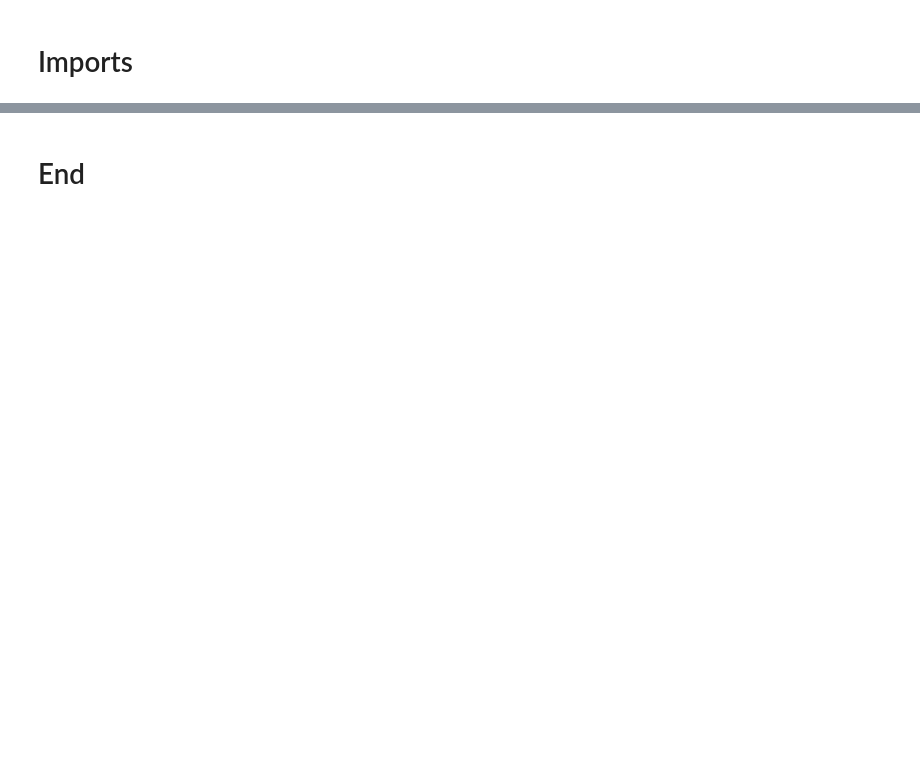
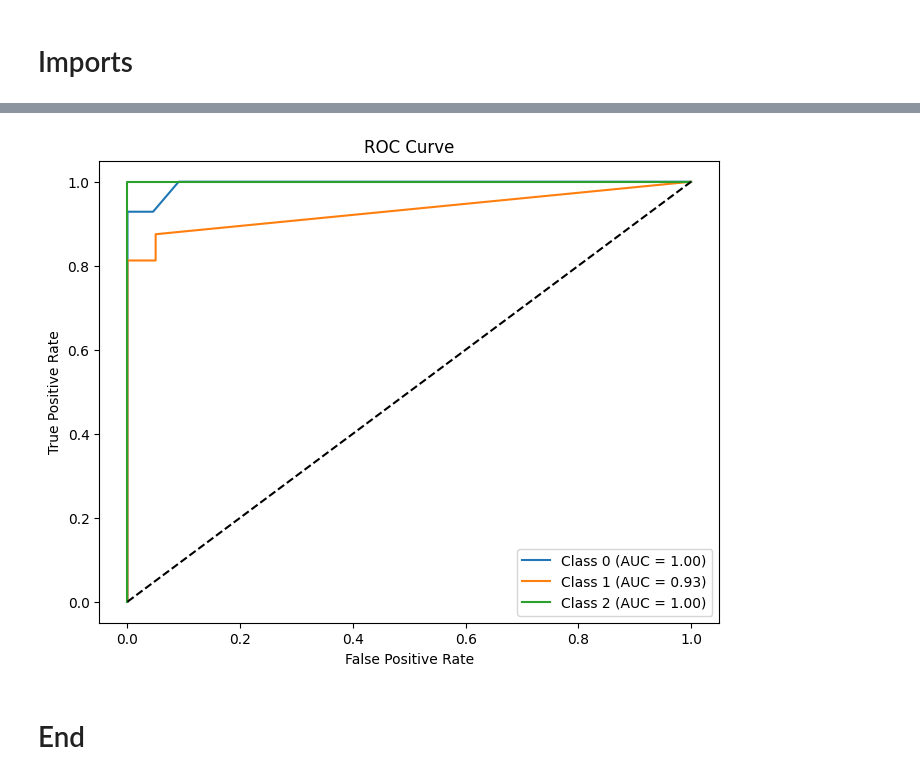
Before and after one commit to dpons222/ML-AI-Self-Learning, a Jupyter notebook: practice_notebook.ipynb, the cells around one changed output, grey strips where cells are left out. Saved outputs shown, nothing was run; the diff lists cells and outputs as text; code cells hidden in the pictures; blank space fills up the shorter version.

```diff
--- a/practice_notebook.ipynb
+++ b/practice_notebook.ipynb
@@ -35,6 +75,17 @@ from sklearn.metrics import accuracy_score, precision_score, recall_score, f1_sc
 # %%
-X, y = load_iris(return_X_y=True)
+X,y  = load_wine(return_X_y=True, as_frame=True)
 rng = np.random.RandomState(0)
 X_train, X_test, y_train, y_test = train_test_split(X, y, test_size=.20, random_state=rng)
-X_train[:5]
+
+pipeline = Pipeline([
+            ('scaler', StandardScaler()),
+            ('model', GradientBoostingClassifier(random_state=rng))
+
+])
+
+pipeline.fit(X_train, y_train)
+y_pred = pipeline.predict(X_test)
+y_pred
+class_report = classification_report(y_test, y_pred)
+print(class_report)
 # %% [output]
@@ -88,2 +130,20 @@ array([2, 1, 0, 2, 0])
+# %%
+# Binarize y_test for multi-class ROC
+y_test_bin = label_binarize(y_test, classes=np.unique(y_test))
+
+plt.figure(figsize=(8, 6))
+for i in range(y_test_bin.shape[1]):
+    fpr, tpr, _ = roc_curve(y_test_bin[:, i], pipeline.decision_function(X_test)[:, i])
+    roc_auc = auc(fpr, tpr)
+    plt.plot(fpr, tpr, label=f'Class {i} (AUC = {roc_auc:.2f})')
+
+plt.plot([0, 1], [0, 1], 'k--')  # Random classifier line
+plt.xlabel("False Positive Rate")
+plt.ylabel("True Positive Rate")
+plt.title("ROC Curve")
+plt.legend()
+plt.show()
+# %% [output]
+[figure, added]
 # %% [markdown]
 # End
```
Also changed, not shown: parts of 12 cells of this notebook, 4 other files.
